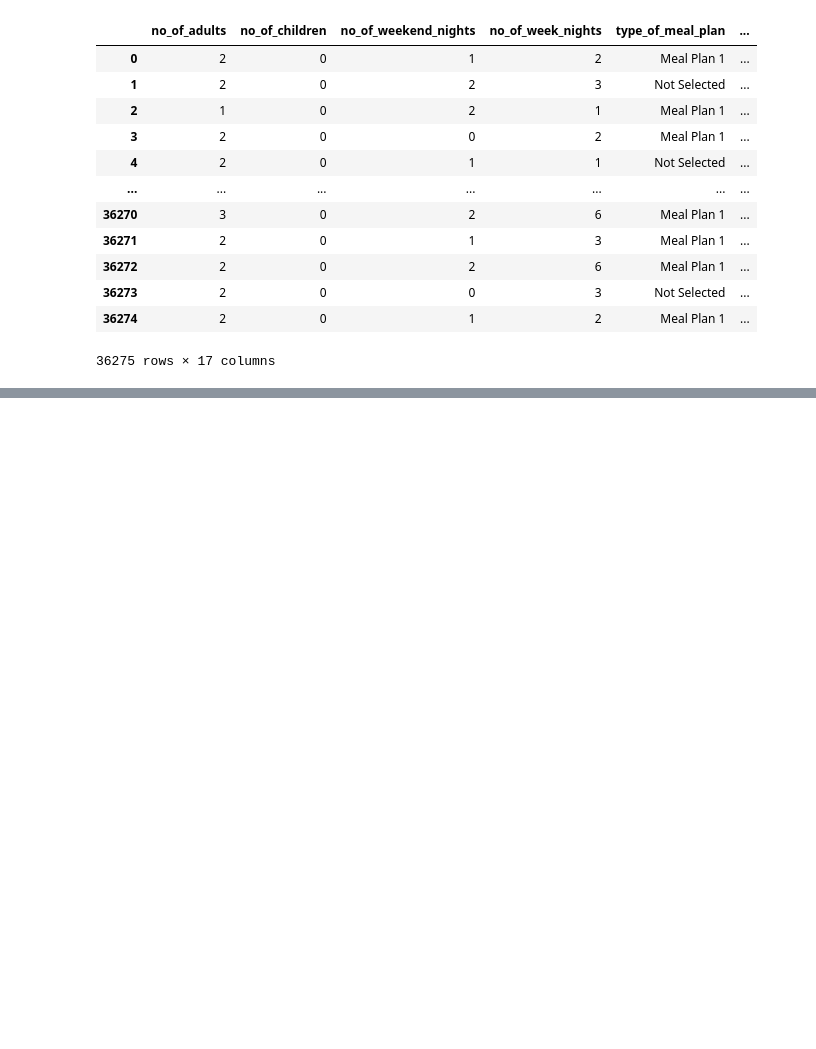
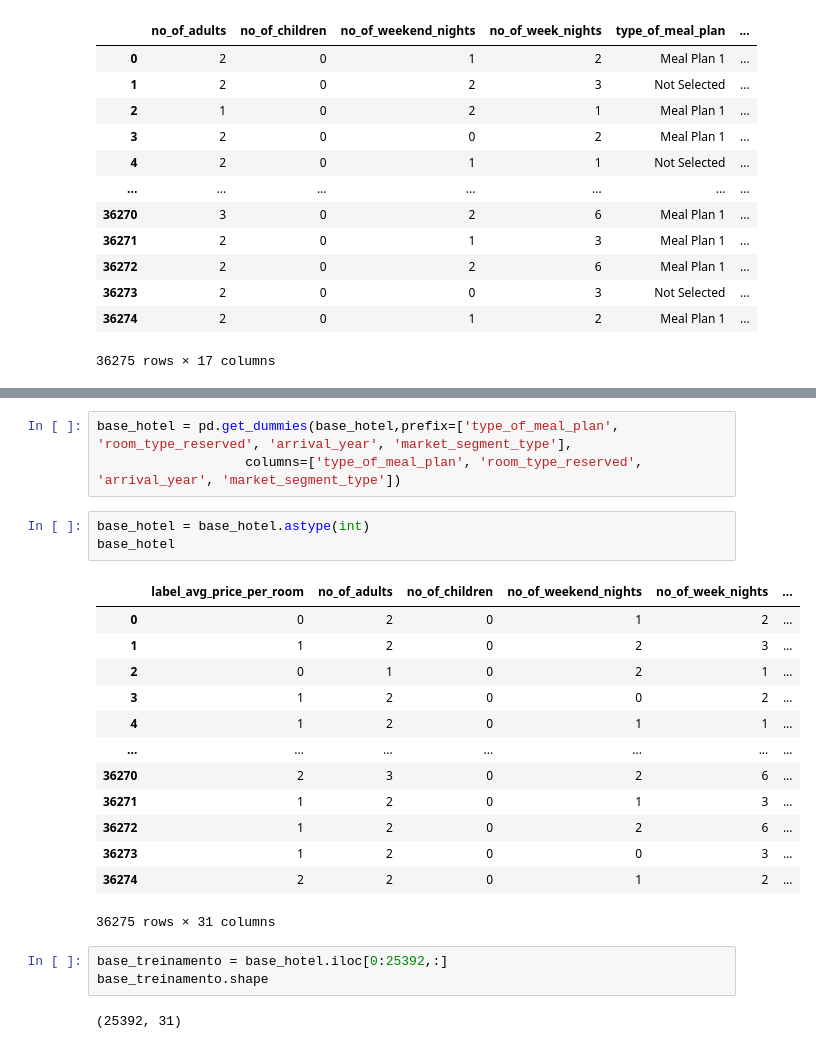
Before and after one commit to hellenilda/HotelReservations, a Jupyter notebook: app/scripts/hotel-treinamento.ipynb, the cells around one changed output, grey strips where cells are left out. Drawn from its saved outputs; the diff is of its cells as text; blank space fills up the shorter version.

Commit message:
feat: teste e treinamento gerados

```diff
--- a/app/scripts/hotel-treinamento.ipynb
+++ b/app/scripts/hotel-treinamento.ipynb
@@ -98,0 +141,25 @@ base_hotel
+# %%
+base_hotel = pd.get_dummies(base_hotel,prefix=['type_of_meal_plan', 'room_type_reserved', 'arrival_year', 'market_segment_type'],
+                   columns=['type_of_meal_plan', 'room_type_reserved', 'arrival_year', 'market_segment_type'])
+# %%
+base_hotel = base_hotel.astype(int)
+base_hotel
+# %% [output]
+|  | label_avg_price_per_room | no_of_adults | no_of_children | no_of_weekend_nights | no_of_week_nights | ... |
+| 0 | 0 | 2 | 0 | 1 | 2 | ... |
+| 1 | 1 | 2 | 0 | 2 | 3 | ... |
+| 2 | 0 | 1 | 0 | 2 | 1 | ... |
+| 3 | 1 | 2 | 0 | 0 | 2 | ... |
+| 4 | 1 | 2 | 0 | 1 | 1 | ... |
+| ... | ... | ... | ... | ... | ... | ... |
+| 36270 | 2 | 3 | 0 | 2 | 6 | ... |
+| 36271 | 1 | 2 | 0 | 1 | 3 | ... |
+| 36272 | 1 | 2 | 0 | 2 | 6 | ... |
+| 36273 | 1 | 2 | 0 | 0 | 3 | ... |
+| 36274 | 2 | 2 | 0 | 1 | 2 | ... |
+36275 rows × 31 columns
+# %%
+base_treinamento = base_hotel.iloc[0:25392,:]
+base_treinamento.shape
+# %% [output]
+(25392, 31)
```
Also changed, not shown: parts of 9 cells of this notebook, 2 other files.
